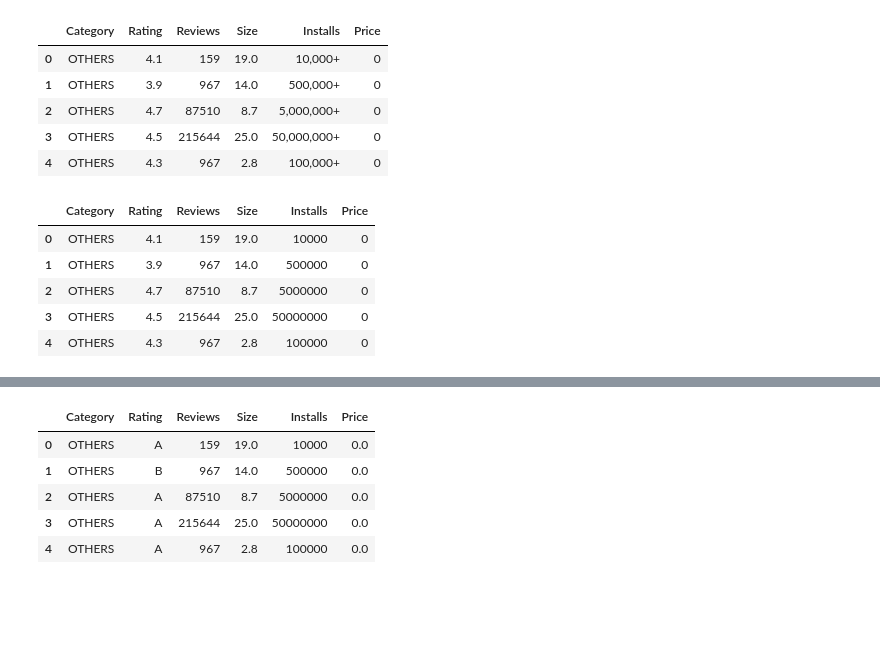
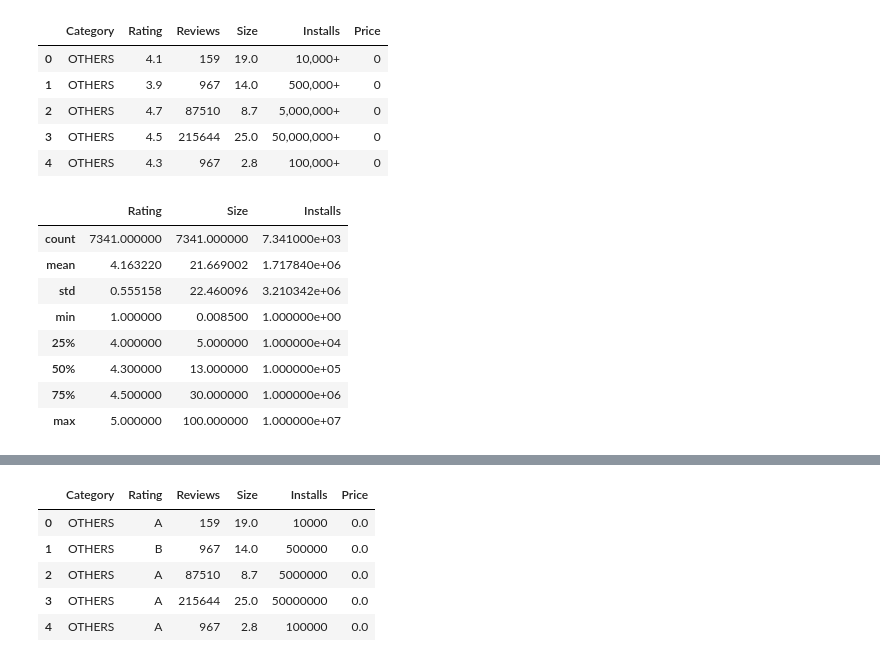
Before and after one commit to facuguerrero/SistemasInteligentes, a Jupyter notebook: 02_TpFinal-ISI-PreparacionDatos.ipynb, the cells around one changed output, grey strips where cells are left out. Saved outputs shown, nothing was run; the diff lists cells and outputs as text; code cells hidden in the pictures; blank space fills up the shorter version.

```diff
--- a/02_TpFinal-ISI-PreparacionDatos.ipynb
+++ b/02_TpFinal-ISI-PreparacionDatos.ipynb
@@ -167,14 +167,19 @@ def transformInstalls(p):
     return int(new_p)
 # %%
 new_data['Installs'] = new_data['Installs'].apply(lambda p: transformInstalls(p))
-new_data.head()
+new_data = new_data[new_data['Installs'] <= 10000000]
-# %% [output]
-|  | Category | Rating | Reviews | Size | Installs | Price |
-| 0 | OTHERS | 4.1 | 159 | 19.0 | 10000 | 0 |
-| 1 | OTHERS | 3.9 | 967 | 14.0 | 500000 | 0 |
-| 2 | OTHERS | 4.7 | 87510 | 8.7 | 5000000 | 0 |
-| 3 | OTHERS | 4.5 | 215644 | 25.0 | 50000000 | 0 |
-| 4 | OTHERS | 4.3 | 967 | 2.8 | 100000 | 0 |
+# %%
+new_data.describe()
+# %% [output]
+|  | Rating | Size | Installs |
+| count | 7341.000000 | 7341.000000 | 7.341000e+03 |
+| mean | 4.163220 | 21.669002 | 1.717840e+06 |
+| std | 0.555158 | 22.460096 | 3.210342e+06 |
+| min | 1.000000 | 0.008500 | 1.000000e+00 |
+| 25% | 4.000000 | 5.000000 | 1.000000e+04 |
+| 50% | 4.300000 | 13.000000 | 1.000000e+05 |
+| 75% | 4.500000 | 30.000000 | 1.000000e+06 |
+| max | 5.000000 | 100.000000 | 1.000000e+07 |
 # %%
 def transformPrice(p):
     return float(p.replace('$', ''))
```
Also changed, not shown: parts of 3 cells of this notebook, 3 other files.
